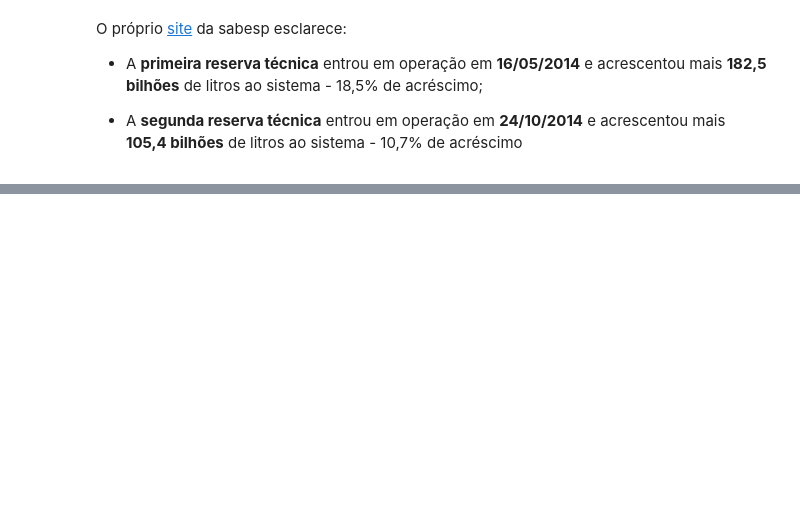
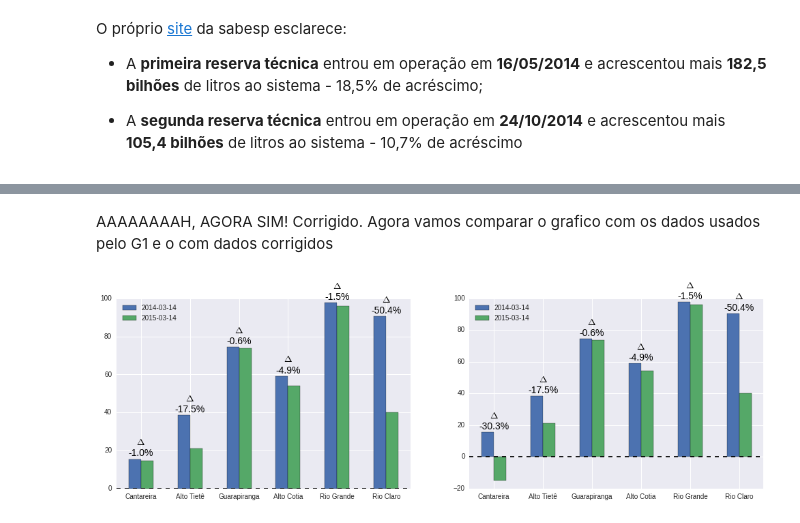
Before and after one commit to bruno-fs/sabesPy, a Jupyter notebook: cantareira.ipynb, the cells around one changed output, grey strips where cells are left out. Saved outputs shown, nothing was run; the diff lists cells and outputs as text; code cells hidden in the pictures; blank space fills up the shorter version.

```diff
--- a/cantareira.ipynb
+++ b/cantareira.ipynb
@@ -216,0 +267,9 @@ O percentual que a sabesp divulga é em relação ao volume útil na data da con
+# %% [markdown]
+AAAAAAAAH, AGORA SIM! Corrigido. Agora vamos comparar o grafico com os dados usados pelo G1 e o com dados corrigidos
+# %%
+dias = ['2014-03-14','2015-03-14']
+dados = df.ix[dias,:], dFixed.ix[dias,:]
+
+plotSideBySide(dados,cm=[None,None])
+# %% [output]
+[figure, added]
```
Also changed, not shown: parts of 30 cells of this notebook.
